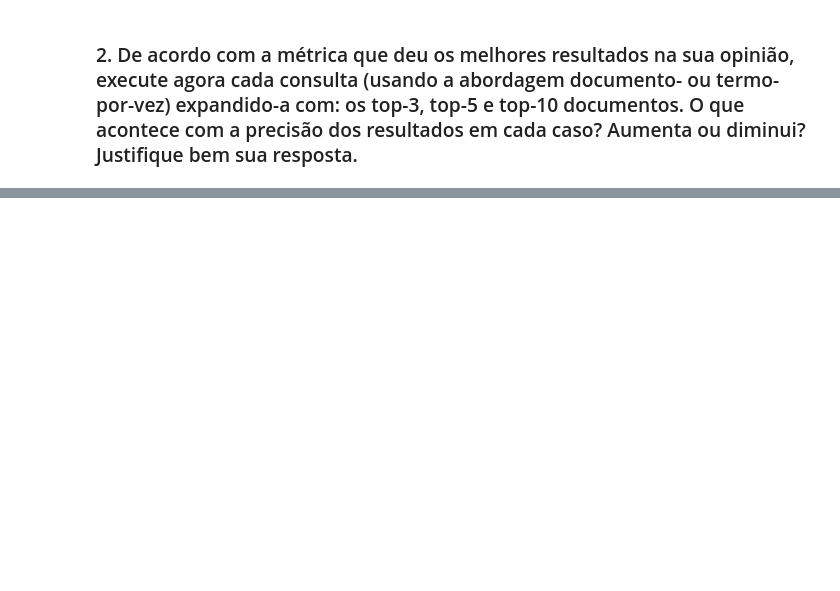
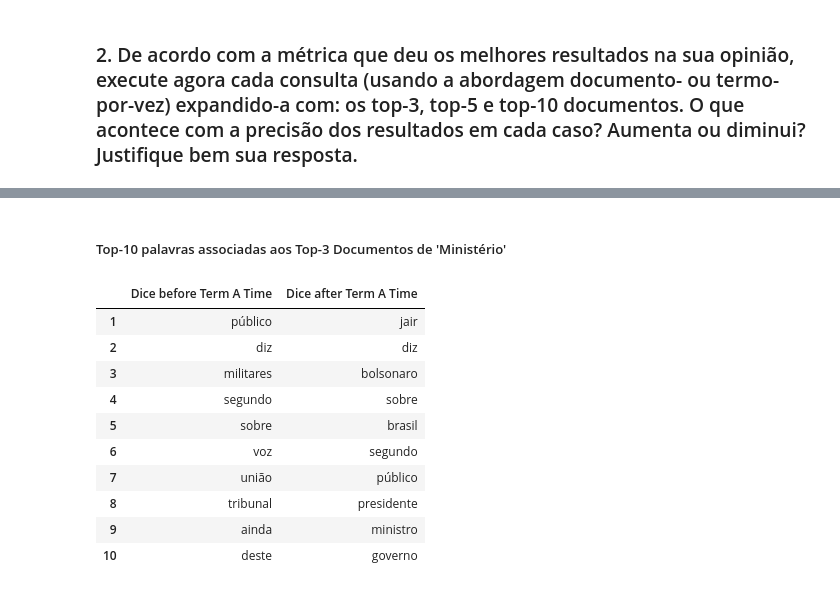
Before and after one commit to adautofbn/ri_labs, a Jupyter notebook: lab05/expansao_consulta.ipynb, the cells around one changed output, grey strips where cells are left out. Cells and saved outputs as stored; diff of their text form; code cells hidden in the pictures; blank space fills up the shorter version.

```diff
--- a/lab05/expansao_consulta.ipynb
+++ b/lab05/expansao_consulta.ipynb
@@ -160,3 +143,0 @@ table_2
-# %%
-table_3.index += 1
-table_3
@@ -210,0 +328,19 @@ table_5
+# %% [markdown]
+##### Top-10 palavras associadas aos Top-3 Documentos de 'Ministério'
+# %%
+table_dice = pd.DataFrame()
+table_dice['Dice before Term A Time'] = table_3['Dice']
+table_dice['Dice after Term A Time'] = table_top3['Dice']
+table_dice
+# %% [output]
+|  | Dice before Term A Time | Dice after Term A Time |
+| 1 | público | jair |
+| 2 | diz | diz |
+| 3 | militares | bolsonaro |
+| 4 | segundo | sobre |
+| 5 | sobre | brasil |
+| 6 | voz | segundo |
+| 7 | união | público |
+| 8 | tribunal | presidente |
+| 9 | ainda | ministro |
+| 10 | deste | governo |
```
Also changed, not shown: parts of 73 cells of this notebook.
